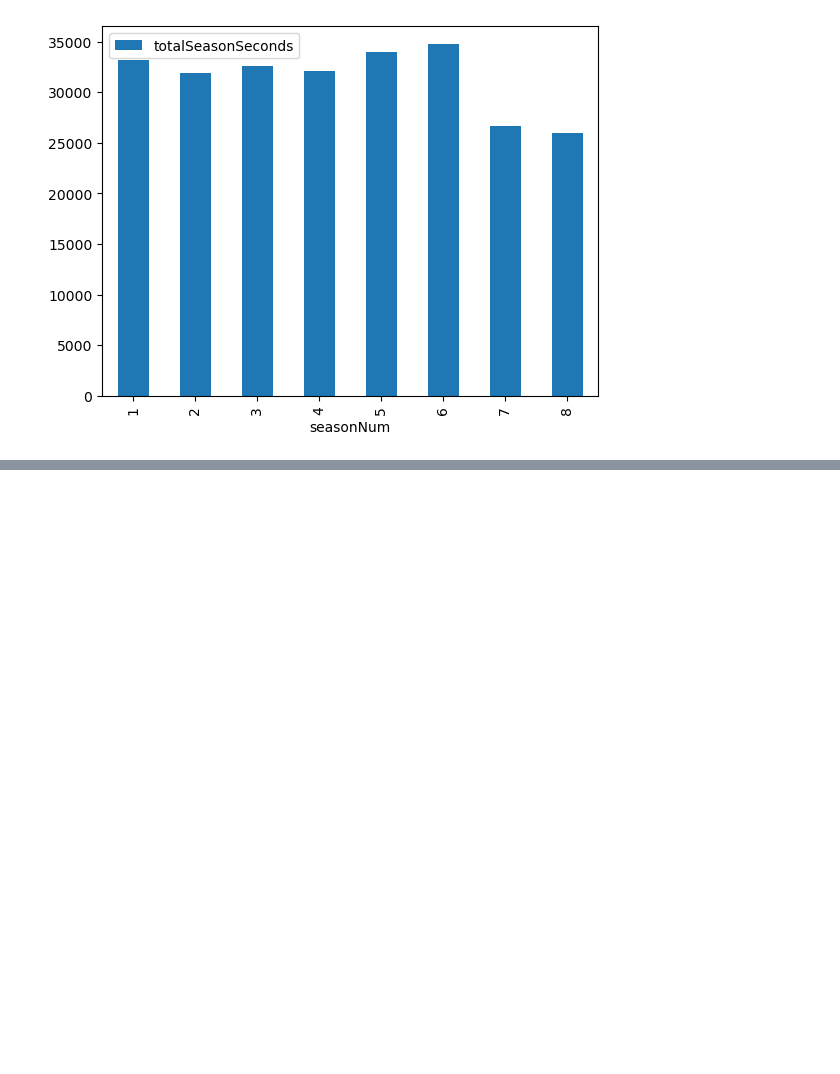
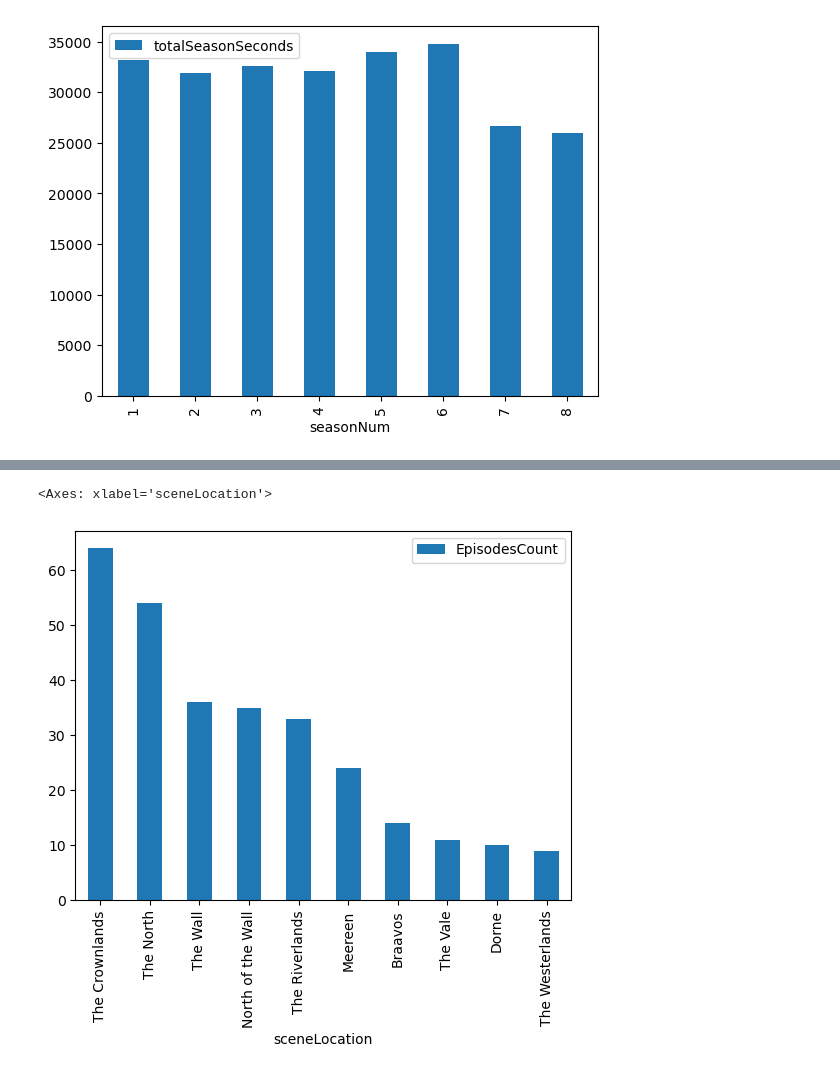
Before and after one commit to sixiann/W4111-Intro-to-Databases-Spring-2024, a Jupyter notebook: Homework/HW3/S24-W4111-HW3.ipynb, the cells around one changed output, grey strips where cells are left out. Drawn from its saved outputs; the diff is of its cells as text; code cells hidden in the pictures; blank space fills up the shorter version.

```diff
--- a/Homework/HW3/S24-W4111-HW3.ipynb
+++ b/Homework/HW3/S24-W4111-HW3.ipynb
@@ -842,5 +922,9 @@ location_episode_count
 # %%
 # TODO: visualization
+location_episode_count[['sceneLocation', 'EpisodesCount']].plot.bar(x='sceneLocation', y='EpisodesCount')
+# %% [output]
+<Axes: xlabel='sceneLocation'>
+[figure, added]
 # %% [markdown]
 ## DV3
 
```
Also changed, not shown: parts of 16 cells of this notebook.
